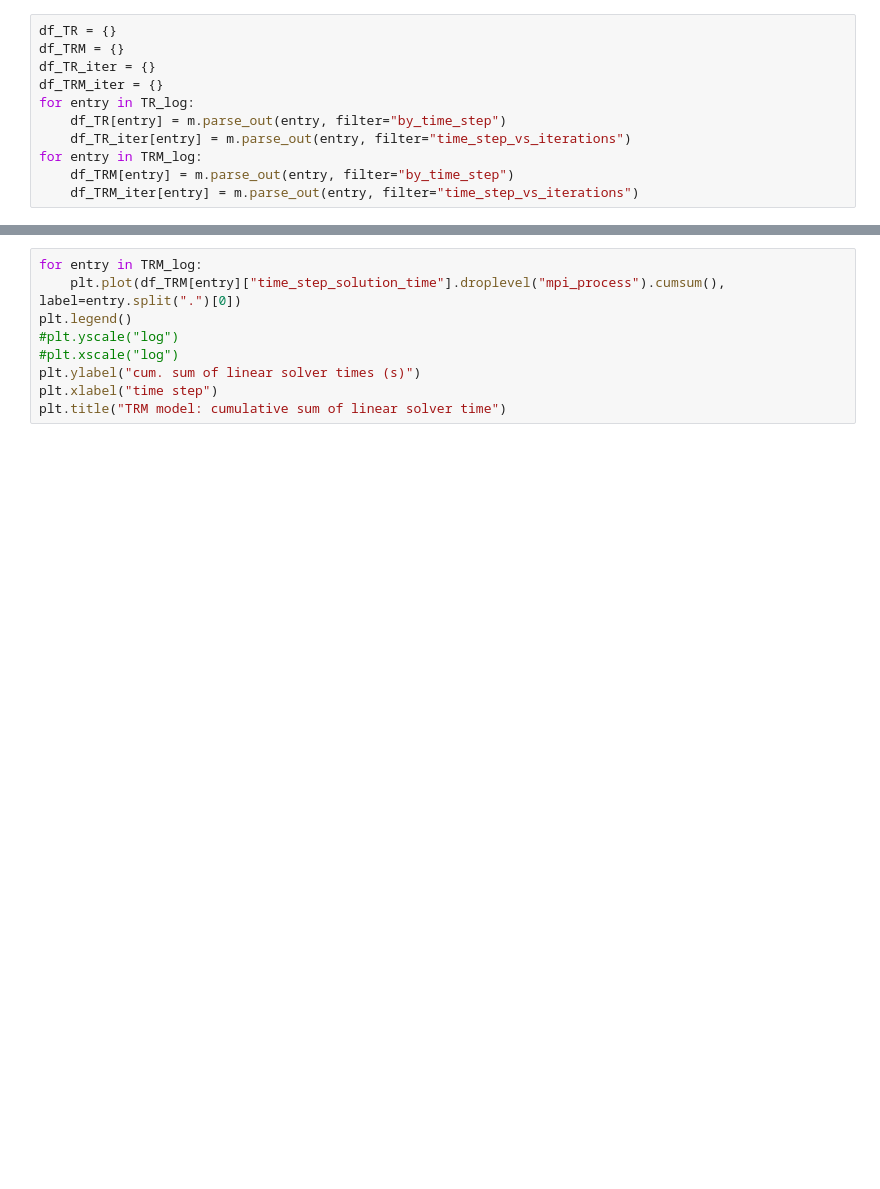
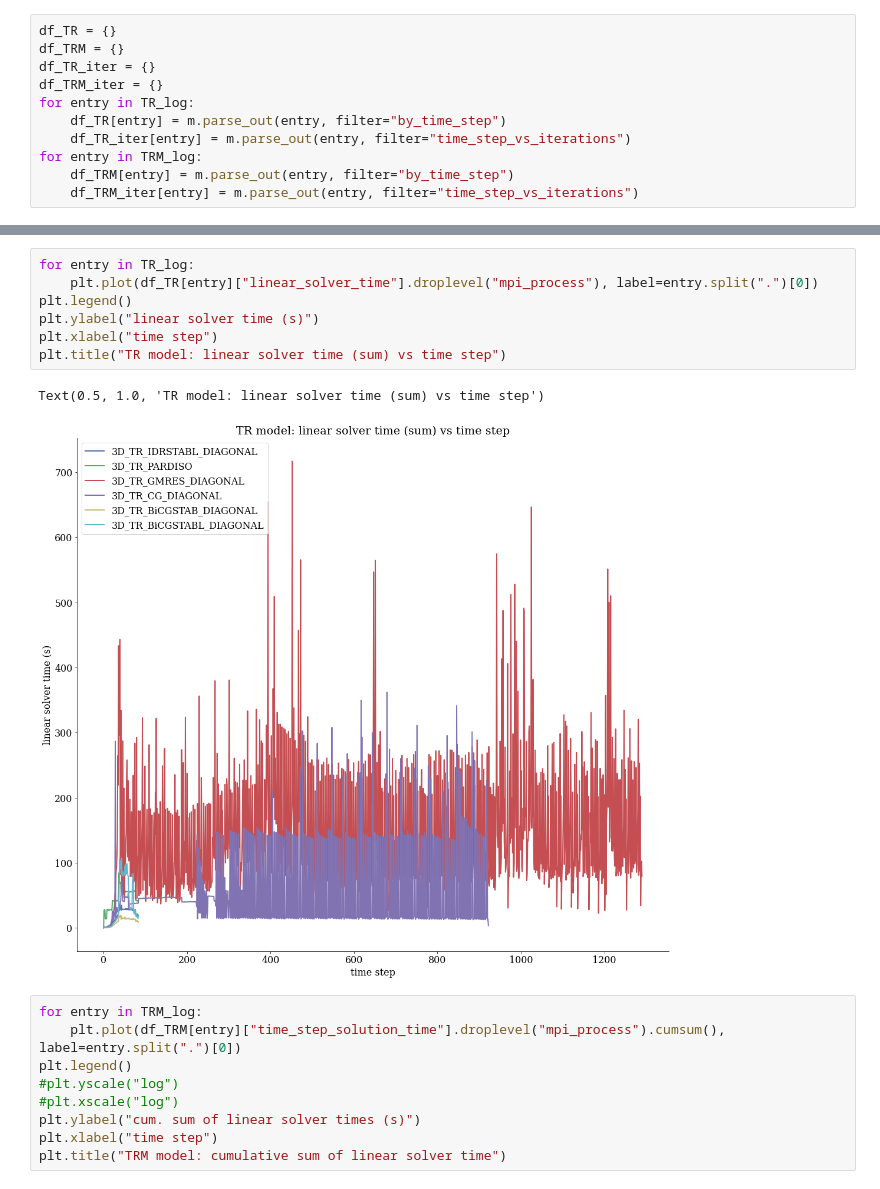
Before and after one commit to joergbuchwald/OGS_Solver_Comparison, a Jupyter notebook: notebooks/3D_eigen_linear_solver_test.ipynb, the cells around one changed output, grey strips where cells are left out. Cells and saved outputs as stored; diff of their text form; blank space fills up the shorter version.

Commit message:
add TR models

```diff
--- a/notebooks/3D_eigen_linear_solver_test.ipynb
+++ b/notebooks/3D_eigen_linear_solver_test.ipynb
@@ -66,3 +68,13 @@ Text(0.5, 1.0, 'TRM model: linear solver time (sum) vs time step')
+# %%
+for entry in TR_log:
+    plt.plot(df_TR[entry]["linear_solver_time"].droplevel("mpi_process"), label=entry.split(".")[0])
+plt.legend()
+plt.ylabel("linear solver time (s)")
+plt.xlabel("time step")
+plt.title("TR model: linear solver time (sum) vs time step")
+# %% [output]
+Text(0.5, 1.0, 'TR model: linear solver time (sum) vs time step')
+[figure, added]
 # %%
 for entry in TRM_log:
     plt.plot(df_TRM[entry]["time_step_solution_time"].droplevel("mpi_process").cumsum(), label=entry.split(".")[0])
```
Also changed, not shown: parts of 5 cells of this notebook.
